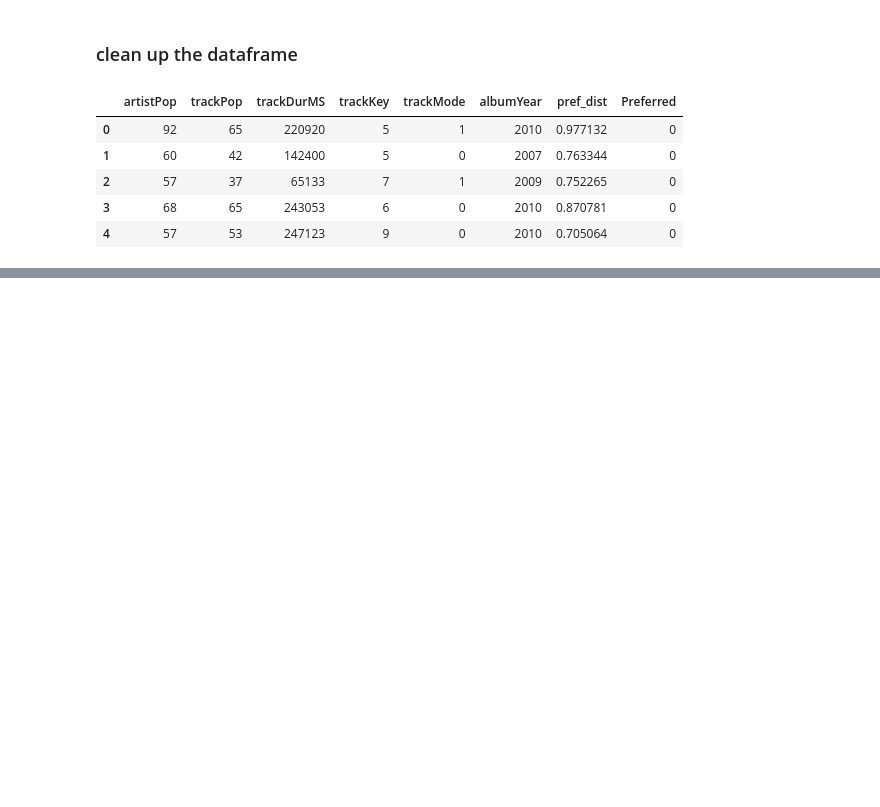
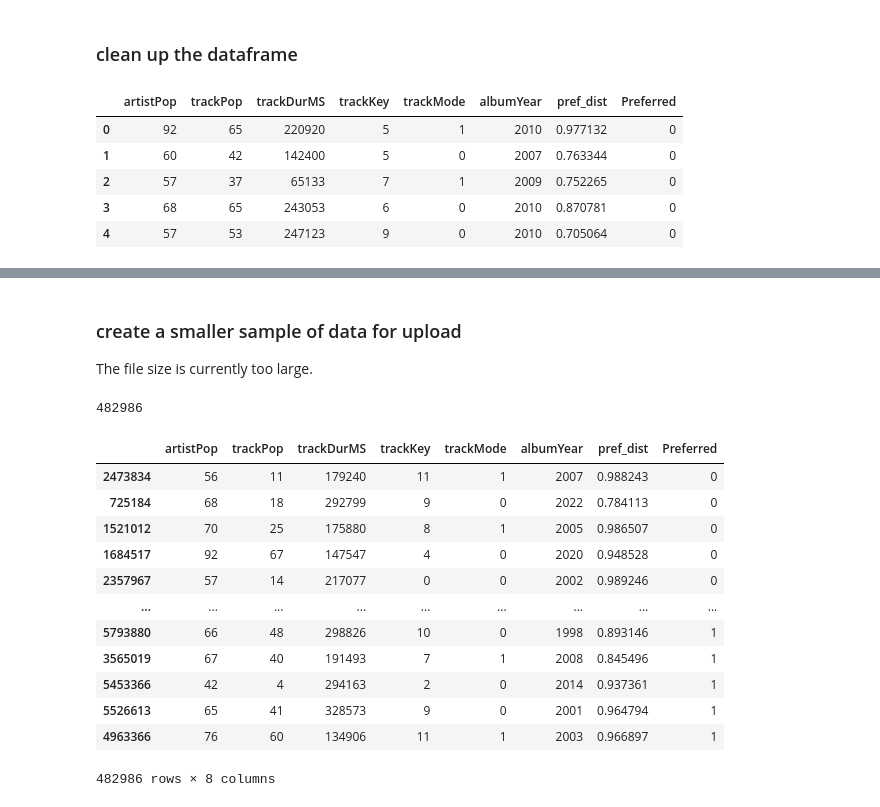
Before and after one commit to smehdizadeh/CSCI5622_Machine-Learning, a Jupyter notebook: DT-prep.ipynb, the cells around one changed output, grey strips where cells are left out. Saved outputs shown, nothing was run; the diff lists cells and outputs as text; code cells hidden in the pictures; blank space fills up the shorter version.

```diff
--- a/DT-prep.ipynb
+++ b/DT-prep.ipynb
@@ -255,3 +256,7 @@ dt_df_clean.head()
 | 4 | 57 | 53 | 247123 | 9 | 0 | 2010 | 0.705064 | 0 |
 # %%
 dt_df_clean.to_csv('dt_data.csv')
+# %%
+dt_df_clean = pd.read_csv("dt_data.csv", index_col=0, header=0, dtype={'artistPop': int, 'trackPop': int,
+    'trackDurMS': int, 'trackKey': str, 'trackMode': str, 'albumYear': int, 'pref_dist': float, 'Preferred': str})
+dt_df_clean.head()
@@ -257,0 +270,27 @@ dt_df_clean.to_csv('dt_data.csv')
+# %% [markdown]
+### create a smaller sample of data for upload
+
+The file size is currently too large.
+# %%
+indices = list((dt_df_clean[dt_df_clean["Preferred"]=='0'].sample(n=241493, random_state=42)).index)
+indices.extend(list((dt_df_clean[dt_df_clean["Preferred"]=='1'].sample(n=241493, random_state=42)).index))
+len(indices)
+# %% [output]
+482986
+# %%
+data_sample = dt_df_clean.iloc[indices,:]
+data_sample
+# %% [output]
+|  | artistPop | trackPop | trackDurMS | trackKey | trackMode | albumYear | pref_dist | Preferred |
+| 2473834 | 56 | 11 | 179240 | 11 | 1 | 2007 | 0.988243 | 0 |
+| 725184 | 68 | 18 | 292799 | 9 | 0 | 2022 | 0.784113 | 0 |
+| 1521012 | 70 | 25 | 175880 | 8 | 1 | 2005 | 0.986507 | 0 |
+| 1684517 | 92 | 67 | 147547 | 4 | 0 | 2020 | 0.948528 | 0 |
+| 2357967 | 57 | 14 | 217077 | 0 | 0 | 2002 | 0.989246 | 0 |
+| ... | ... | ... | ... | ... | ... | ... | ... | ... |
+| 5793880 | 66 | 48 | 298826 | 10 | 0 | 1998 | 0.893146 | 1 |
+| 3565019 | 67 | 40 | 191493 | 7 | 1 | 2008 | 0.845496 | 1 |
+| 5453366 | 42 | 4 | 294163 | 2 | 0 | 2014 | 0.937361 | 1 |
+| 5526613 | 65 | 41 | 328573 | 9 | 0 | 2001 | 0.964794 | 1 |
+| 4963366 | 76 | 60 | 134906 | 11 | 1 | 2003 | 0.966897 | 1 |
+482986 rows × 8 columns
```
Also changed, not shown: parts of 13 cells of this notebook.
